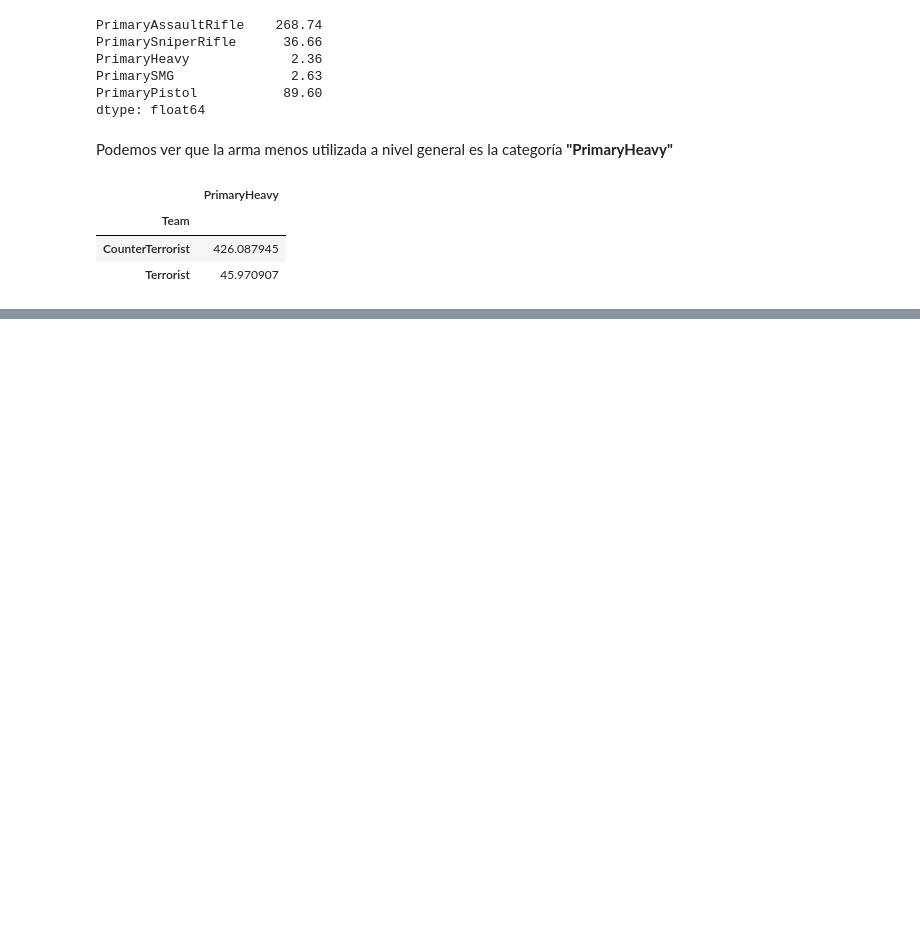
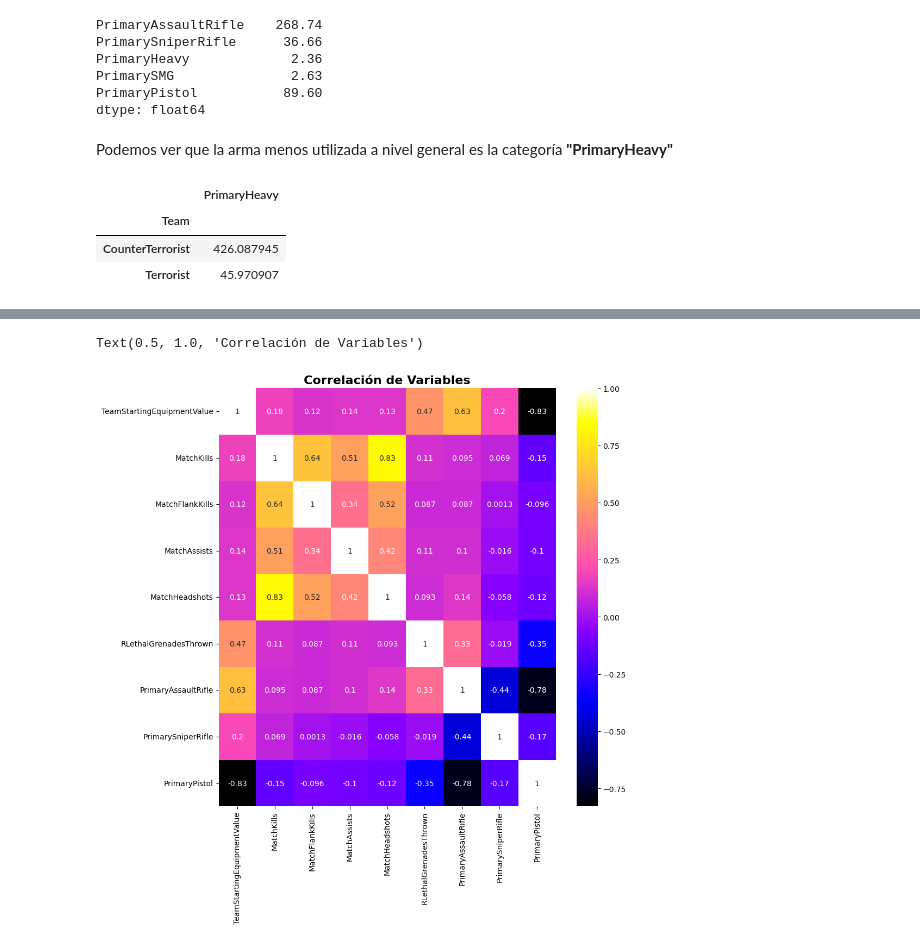
Before and after one commit to HikkizZ/InteligenciaArtificial_Uni, a Jupyter notebook: Entrega1.ipynb, the cells around one changed output, grey strips where cells are left out. Drawn from its saved outputs; the diff is of its cells as text; code cells hidden in the pictures; blank space fills up the shorter version.

Commit message:
Se añadió mapa de calor para elegir variable a predecir

```diff
--- a/Entrega1.ipynb
+++ b/Entrega1.ipynb
@@ -263,0 +279,9 @@ wp_team
+# %%
+# Creación de un mapa de calor para ver la correlación entre las variables
+f, ax = plt.subplots(1,1, figsize=(10,10))
+ax = sns.heatmap(data_frame[data_frame[['TeamStartingEquipmentValue', 'MatchKills', 'MatchFlankKills', 'MatchAssists', 'MatchHeadshots', 'RLethalGrenadesThrown',
+                                        'PrimaryAssaultRifle', 'PrimarySniperRifle', 'PrimaryPistol']].describe().columns].corr(), annot=True, cmap='gnuplot2')
+plt.title("Correlación de Variables", fontsize=16, fontweight="bold")
+# %% [output]
+Text(0.5, 1.0, 'Correlación de Variables')
+[figure, added]
```
Also changed, not shown: parts of 1 cell of this notebook.
